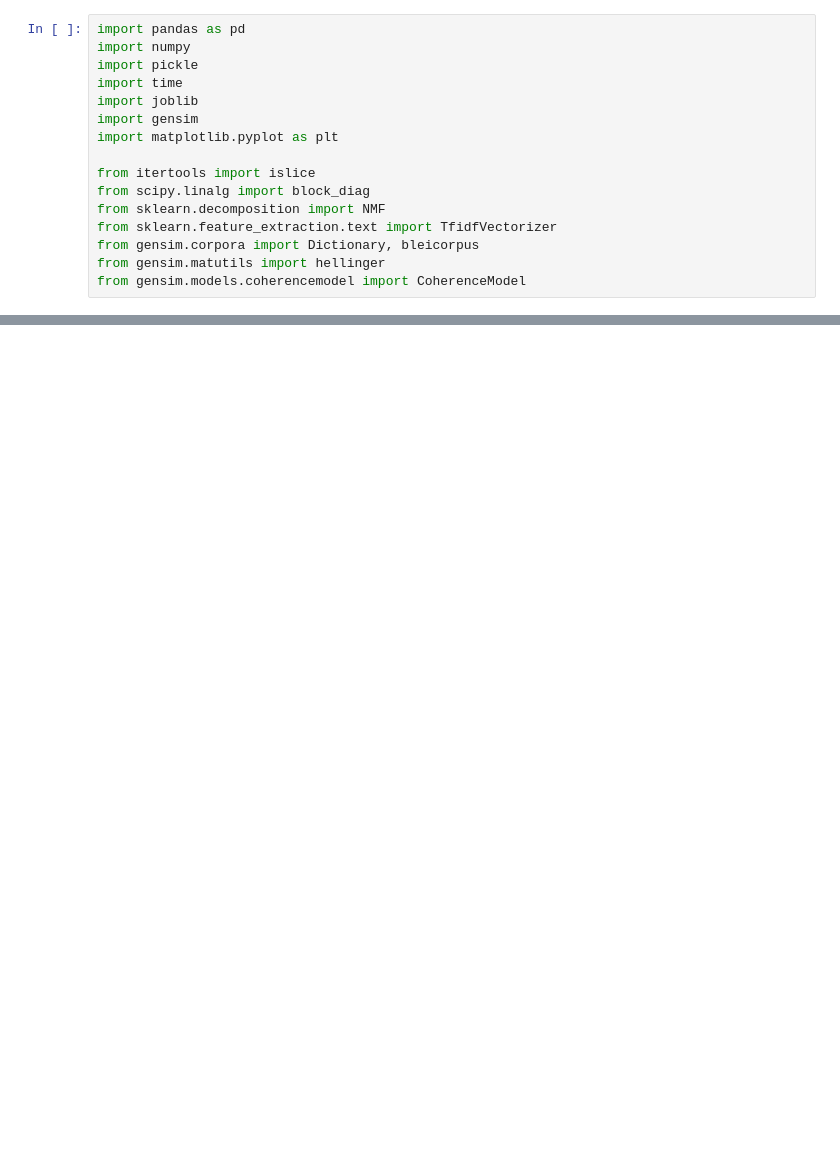
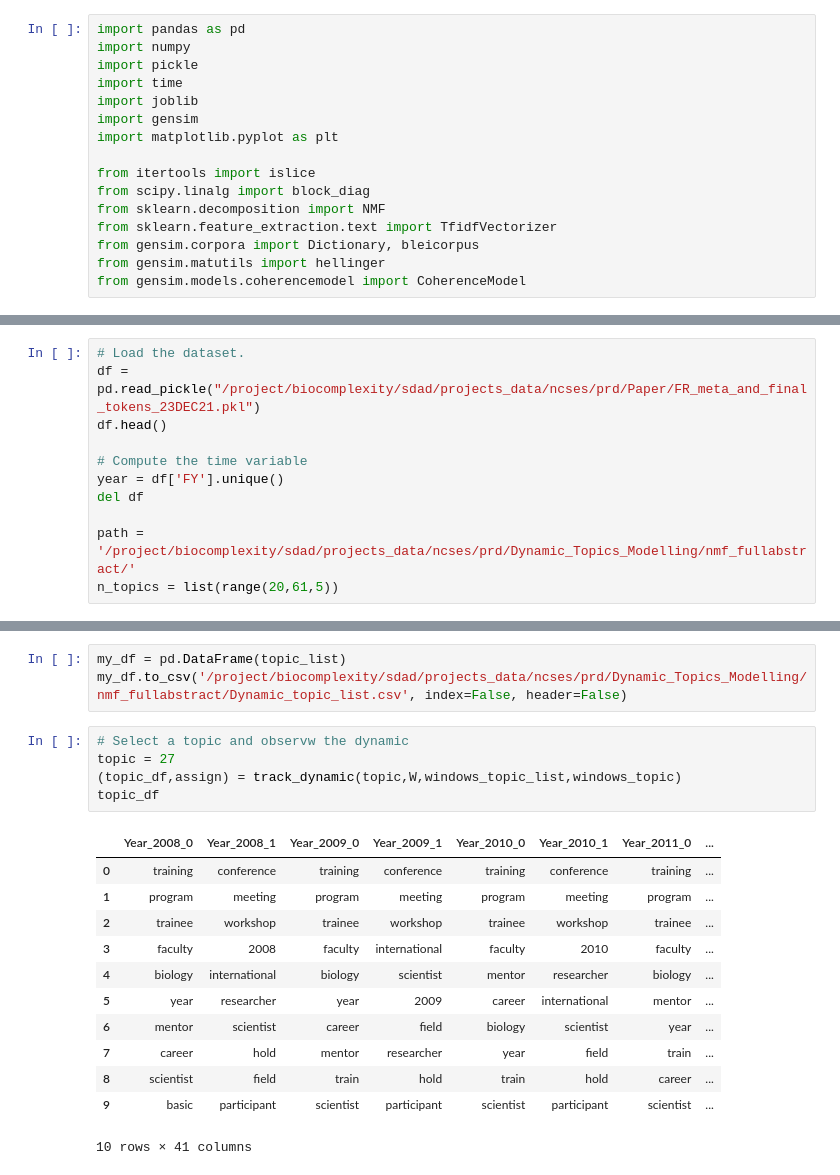
Before and after one commit to uva-bi-sdad/publicrd, a Jupyter notebook: src/Dynamic_Topic_Modelling/DTM_nmf/SDAD_code/full_abstract/Dynamic_nmf.ipynb, the cells around one changed output, grey strips where cells are left out. Saved outputs shown, nothing was run; the diff lists cells and outputs as text; blank space fills up the shorter version.

```diff
--- a/src/Dynamic_Topic_Modelling/DTM_nmf/SDAD_code/full_abstract/Dynamic_nmf.ipynb
+++ b/src/Dynamic_Topic_Modelling/DTM_nmf/SDAD_code/full_abstract/Dynamic_nmf.ipynb
@@ -97 +213,12 @@ def track_dynamic(topic,W,windows_topic_list):
+# %%
+# Load the dataset.
+df = pd.read_pickle("/project/biocomplexity/sdad/projects_data/ncses/prd/Paper/FR_meta_and_final_tokens_23DEC21.pkl")
+df.head()
+
+# Compute the time variable
+year = df['FY'].unique()
+del df
+
+path = '/project/biocomplexity/sdad/projects_data/ncses/prd/Dynamic_Topics_Modelling/nmf_fullabstract/'
+n_topics = list(range(20,61,5))
 # %%
@@ -150,0 +369,21 @@ for fy in year:
+# %%
+my_df = pd.DataFrame(topic_list)
+my_df.to_csv('/project/biocomplexity/sdad/projects_data/ncses/prd/Dynamic_Topics_Modelling/nmf_fullabstract/Dynamic_topic_list.csv', index=False, header=False)
+# %%
+# Select a topic and observw the dynamic
+topic = 27
+(topic_df,assign) = track_dynamic(topic,W,windows_topic_list,windows_topic)
+topic_df
+# %% [output]
+|  | Year_2008_0 | Year_2008_1 | Year_2009_0 | Year_2009_1 | Year_2010_0 | Year_2010_1 | Year_2011_0 | ... |
+| 0 | training | conference | training | conference | training | conference | training | ... |
+| 1 | program | meeting | program | meeting | program | meeting | program | ... |
+| 2 | trainee | workshop | trainee | workshop | trainee | workshop | trainee | ... |
+| 3 | faculty | 2008 | faculty | international | faculty | 2010 | faculty | ... |
+| 4 | biology | international | biology | scientist | mentor | researcher | biology | ... |
+| 5 | year | researcher | year | 2009 | career | international | mentor | ... |
+| 6 | mentor | scientist | career | field | biology | scientist | year | ... |
+| 7 | career | hold | mentor | researcher | year | field | train | ... |
+| 8 | scientist | field | train | hold | train | hold | career | ... |
+| 9 | basic | participant | scientist | participant | scientist | participant | scientist | ... |
+10 rows × 41 columns
```
Also changed, not shown: parts of 15 cells of this notebook, 23 other files.
